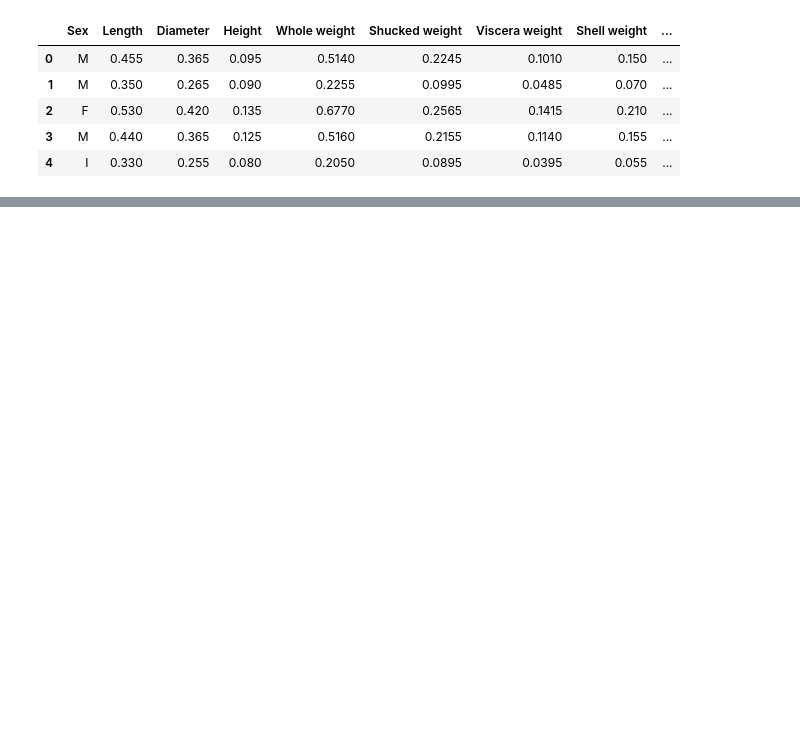
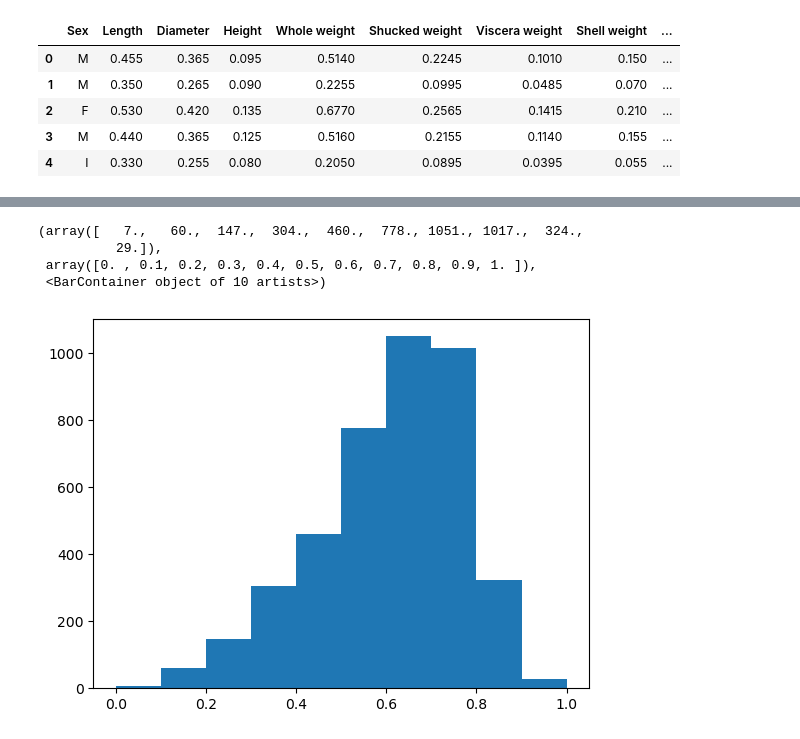
Before and after one commit to blackwakhu/abalone, a Jupyter notebook: abalone1.ipynb, the cells around one changed output, grey strips where cells are left out. Drawn from its saved outputs; the diff is of its cells as text; code cells hidden in the pictures; blank space fills up the shorter version.

```diff
--- a/abalone1.ipynb
+++ b/abalone1.ipynb
@@ -22,0 +76,6 @@ this will include the following
+# %%
+# changing sex to int
+df = df.replace('M', 0)
+df = df.replace('F', 1)
+df = df.replace('I', 2)
+df.info()
@@ -22,0 +99,12 @@ this will include the following
+# %%
+# performing a scaling
+scale = MinMaxScaler()
+
+scale_dict = {}
+
+for col in ["Length", "Diameter", "Height", "Whole weight", "Shucked weight", "Viscera weight", "Shell weight"]:
+    scale.fit(np.array(df[col]).reshape(-1, 1))
+    scale_dict[col] = scale
+    df[col] = scale.transform(np.array(df[col]).reshape(-1, 1))
+
+df
@@ -22,0 +125,9 @@ this will include the following
+# %%
+# removing outliers
+plt.hist(df["Length"])
+# %% [output]
+(array([   7.,   60.,  147.,  304.,  460.,  778., 1051., 1017.,  324.,
+          29.]),
+ array([0. , 0.1, 0.2, 0.3, 0.4, 0.5, 0.6, 0.7, 0.8, 0.9, 1. ]),
+ <BarContainer object of 10 artists>)
+[figure, added]
```
Also changed, not shown: parts of 9 cells of this notebook, 2 other files.
